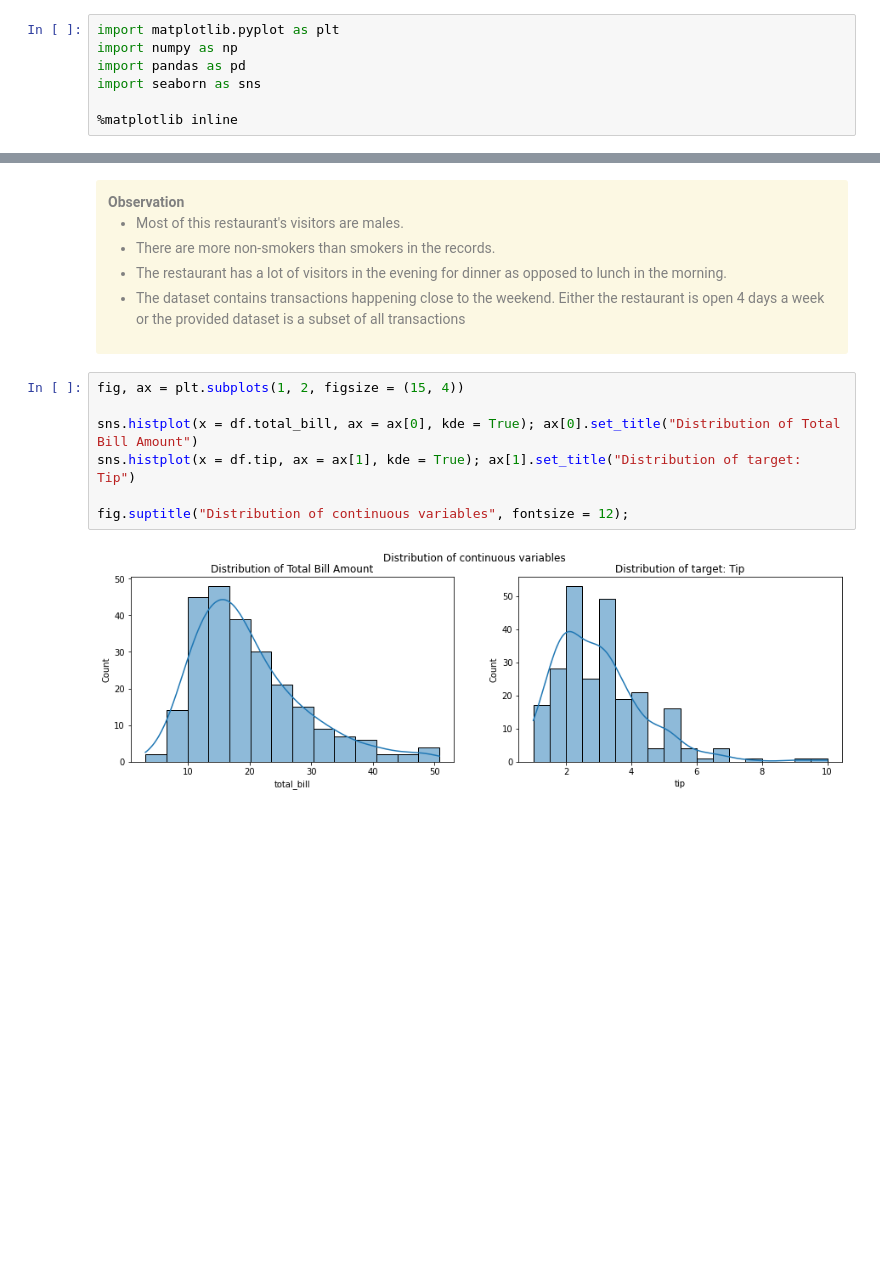
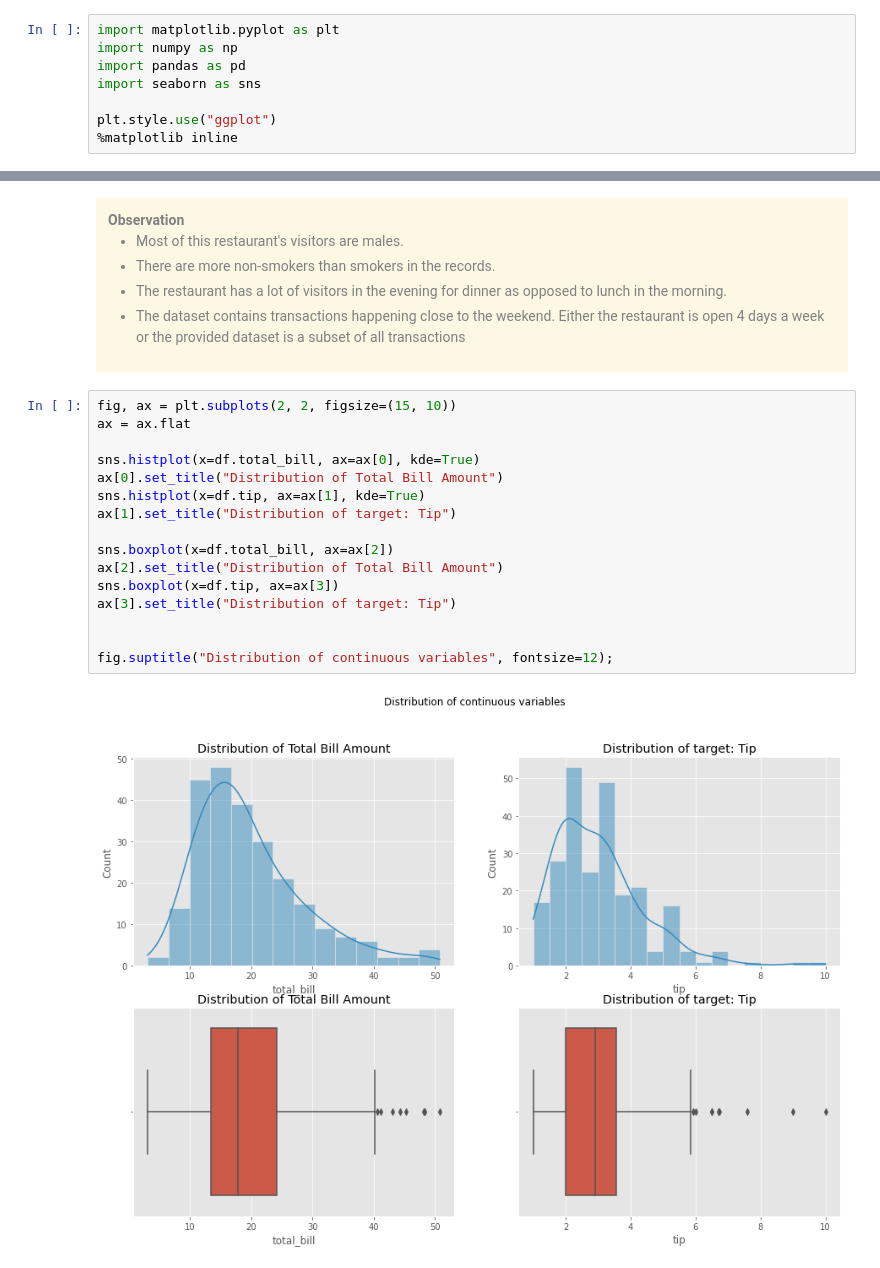
Before and after one commit to ElisonSherton/MTech_DSE_Sem2, a Jupyter notebook: ML/Assignment2/Group128_TipDataset.ipynb, the cells around one changed output, grey strips where cells are left out. Saved outputs shown, nothing was run; the diff lists cells and outputs as text; blank space fills up the shorter version.

```diff
--- a/ML/Assignment2/Group128_TipDataset.ipynb
+++ b/ML/Assignment2/Group128_TipDataset.ipynb
@@ -30,6 +30,7 @@ import numpy as np
 import pandas as pd
 import seaborn as sns
 
+plt.style.use("ggplot")
 %matplotlib inline
 # %% [markdown]
 ### Data Visualization and Exploration
@@ -107,13 +112,22 @@ fig.suptitle("Distribution of categorical variables", fontsize = 12);
 </ul>
 </div>
 # %%
-fig, ax = plt.subplots(1, 2, figsize = (15, 4))
+fig, ax = plt.subplots(2, 2, figsize=(15, 10))
+ax = ax.flat
 
-sns.histplot(x = df.total_bill, ax = ax[0], kde = True); ax[0].set_title("Distribution of Total Bill Amount")
-sns.histplot(x = df.tip, ax = ax[1], kde = True); ax[1].set_title("Distribution of target: Tip")
+sns.histplot(x=df.total_bill, ax=ax[0], kde=True)
+ax[0].set_title("Distribution of Total Bill Amount")
+sns.histplot(x=df.tip, ax=ax[1], kde=True)
+ax[1].set_title("Distribution of target: Tip")
 
-fig.suptitle("Distribution of continuous variables", fontsize = 12);
+sns.boxplot(x=df.total_bill, ax=ax[2])
+ax[2].set_title("Distribution of Total Bill Amount")
+sns.boxplot(x=df.tip, ax=ax[3])
+ax[3].set_title("Distribution of target: Tip")
+
+
+fig.suptitle("Distribution of continuous variables", fontsize=12);
 # %% [output]
-[figure, old version]
+[figure, new version]
 # %% [markdown]
 <div class="alert alert-warning alert-info" style="color:gray">
```
Also changed, not shown: parts of 44 cells of this notebook.
